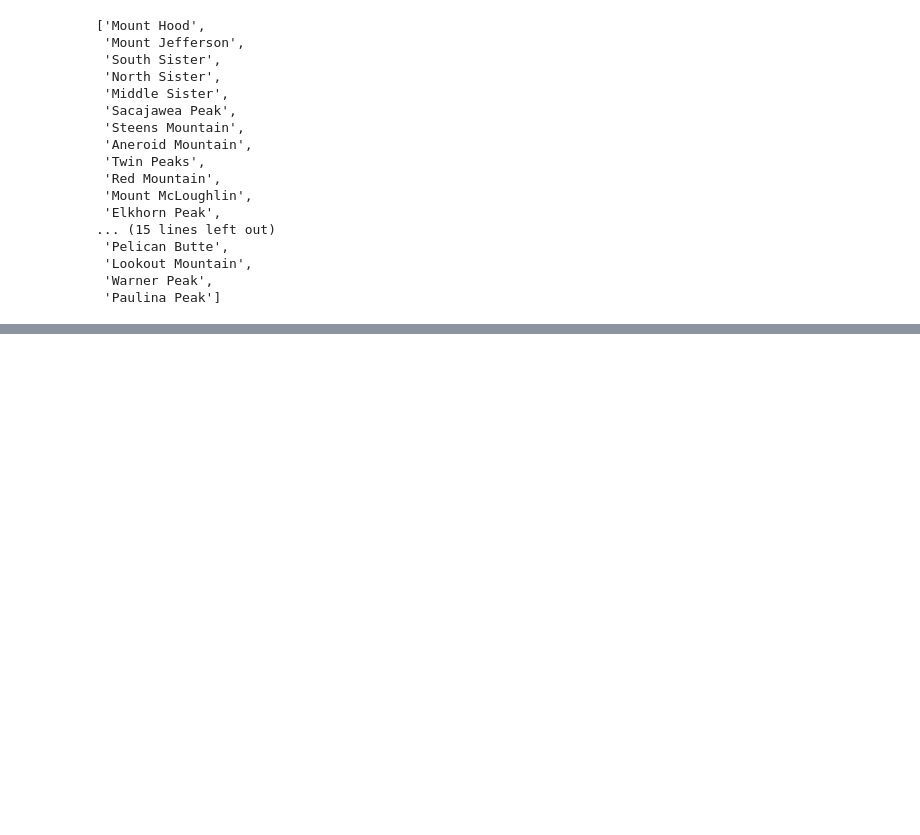
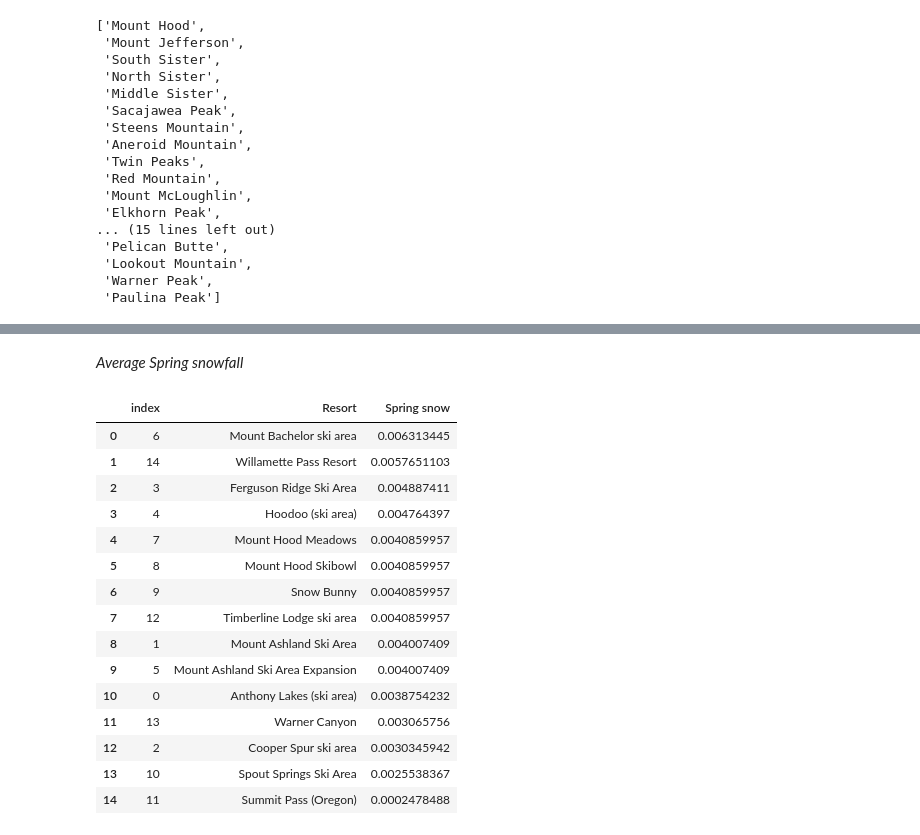
Before and after one commit to LucyMakesMaps/geospatial-data-science, a Jupyter notebook: labs/lab7/Lab7_Submission.ipynb, the cells around one changed output, grey strips where cells are left out. Drawn from its saved outputs; the diff is of its cells as text; code cells hidden in the pictures; blank space fills up the shorter version.

```diff
--- a/labs/lab7/Lab7_Submission.ipynb
+++ b/labs/lab7/Lab7_Submission.ipynb
@@ -260,0 +519,32 @@ map
+# %% [markdown]
+*Average Spring snowfall*
+# %%
+ski_sp = []
+for i in range(len(ski_resort_names)):
+    snowfall = monthly.sel(latitude=float(ski_resort_coords[i][0]), longitude=float(ski_resort_coords[i][1]), method='nearest')
+    this_sf = snowfall['sf'].resample(time='1y').mean()
+    spring = this_sf[2] + this_sf[3] + this_sf[4]
+    ski_sp.append(spring.values)
+
+spring = {'Resort': ski_resort_names,
+           'Spring snow': ski_sp}
+spring = pd.DataFrame(spring)
+spring = spring.sort_values('Spring snow', ascending=False)
+spring.reset_index()
+# %% [output]
+|  | index | Resort | Spring snow |
+| 0 | 6 | Mount Bachelor ski area | 0.006313445 |
+| 1 | 14 | Willamette Pass Resort | 0.0057651103 |
+| 2 | 3 | Ferguson Ridge Ski Area | 0.004887411 |
+| 3 | 4 | Hoodoo (ski area) | 0.004764397 |
+| 4 | 7 | Mount Hood Meadows | 0.0040859957 |
+| 5 | 8 | Mount Hood Skibowl | 0.0040859957 |
+| 6 | 9 | Snow Bunny | 0.0040859957 |
+| 7 | 12 | Timberline Lodge ski area | 0.0040859957 |
+| 8 | 1 | Mount Ashland Ski Area | 0.004007409 |
+| 9 | 5 | Mount Ashland Ski Area Expansion | 0.004007409 |
+| 10 | 0 | Anthony Lakes (ski area) | 0.0038754232 |
+| 11 | 13 | Warner Canyon | 0.003065756 |
+| 12 | 2 | Cooper Spur ski area | 0.0030345942 |
+| 13 | 10 | Spout Springs Ski Area | 0.0025538367 |
+| 14 | 11 | Summit Pass (Oregon) | 0.0002478488 |
```
Also changed, not shown: parts of 30 cells of this notebook, 1 other file.
